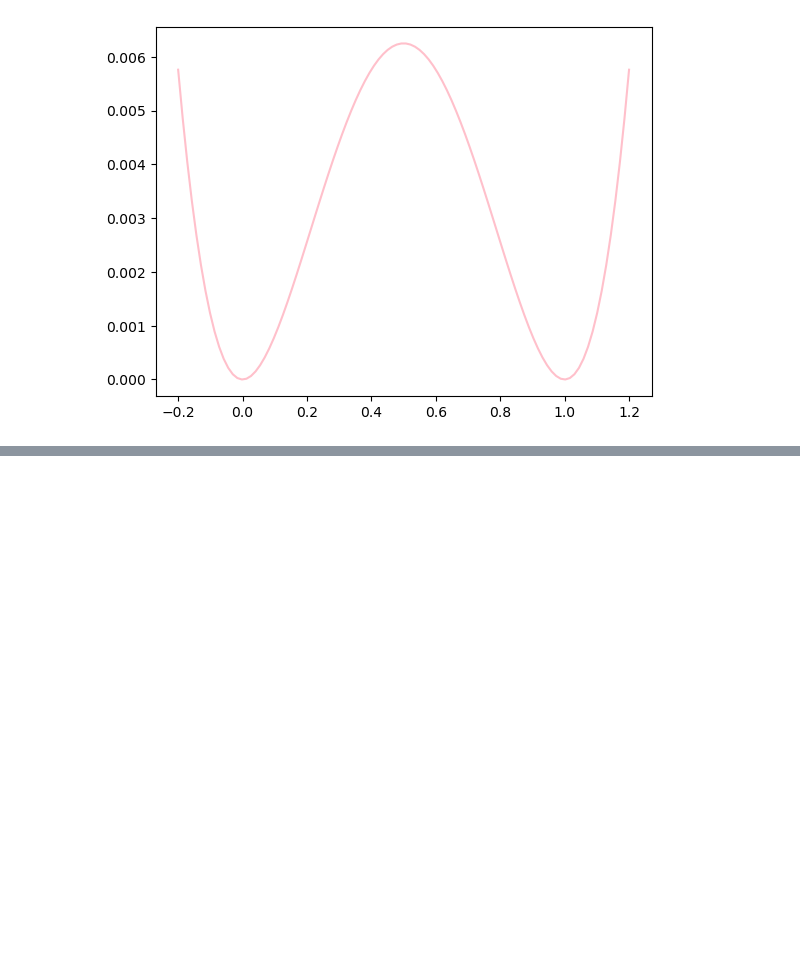
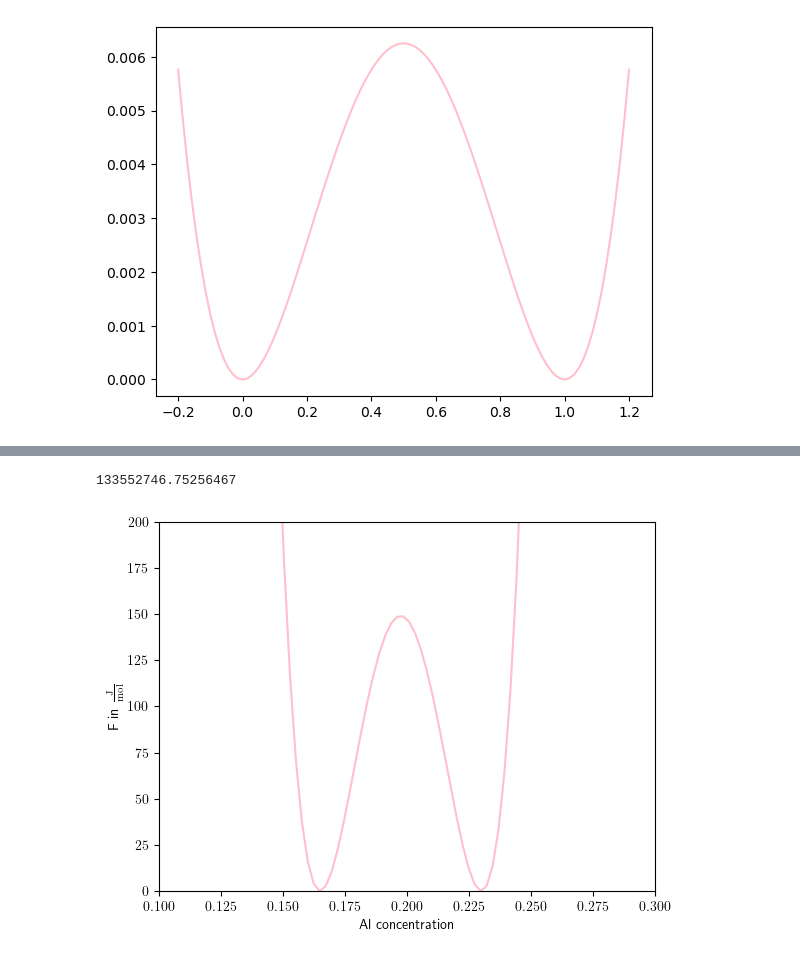
Before and after one commit to LAPikachu/practical_pfm, a Jupyter notebook: code/additional_plots.ipynb, the cells around one changed output, grey strips where cells are left out. Cells and saved outputs as stored; diff of their text form; code cells hidden in the pictures; blank space fills up the shorter version.

```diff
--- a/code/additional_plots.ipynb
+++ b/code/additional_plots.ipynb
@@ -25,0 +47,23 @@ c1 = 0.16
+# %%
+delta_f = 149 #J/mol
+def calc_f0(delta_f, c_max, c1 = 0.165, c2 = 0.23, f_0=1.):
+    return delta_f/((c1 - c_max)**2 *(c_max - c2)**2)
+
+f_0_calc = calc_f0(delta_f=delta_f, c_max = c_max, c1 = 0.165, c2 = 0.23, f_0 = 1.)
+
+f_0_calc
+# %% [output]
+133552746.75256467
+# %%
+c = np.linspace(0.1,2.5,1000)
+f_bulk = [calc_f_bulk(c_i, c1 = 0.165, c2 = 0.23, f_0=f_0_calc) for c_i in c]
+plt.rcParams['text.usetex'] = True
+fig, ax = plt.subplots()
+ax.plot(c, f_bulk, 'pink')
+ax.set_ylim(0, 200)
+ax.set_xlim(0.1, 0.3)
+ax.set_xlabel(r'Al concentration')
+ax.set_ylabel(r'F in $\frac{\mathrm{J}}{\mathrm{mol}}$')
+plt.savefig('../report/graphics/alni_fitted.png')
+# %% [output]
+[figure, added]
```
Also changed, not shown: parts of 4 cells of this notebook, 1 other file.
